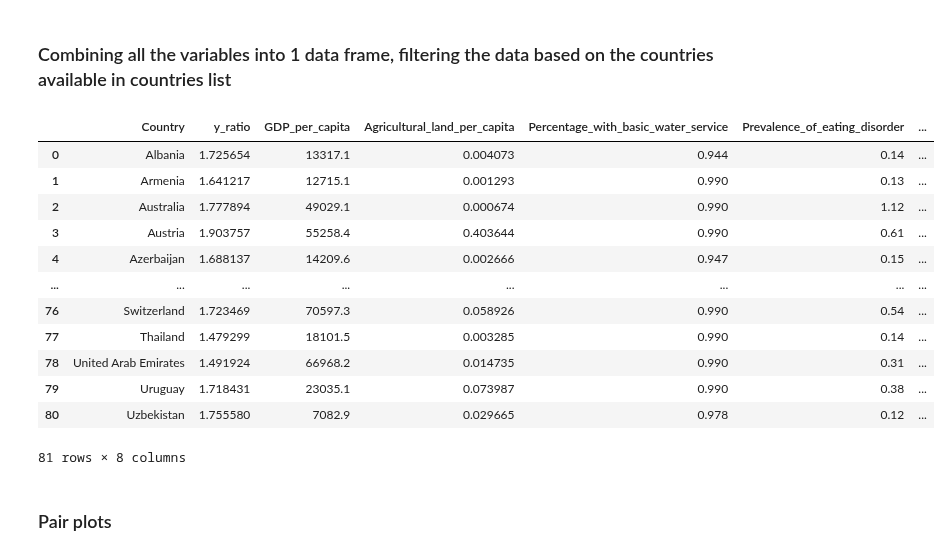
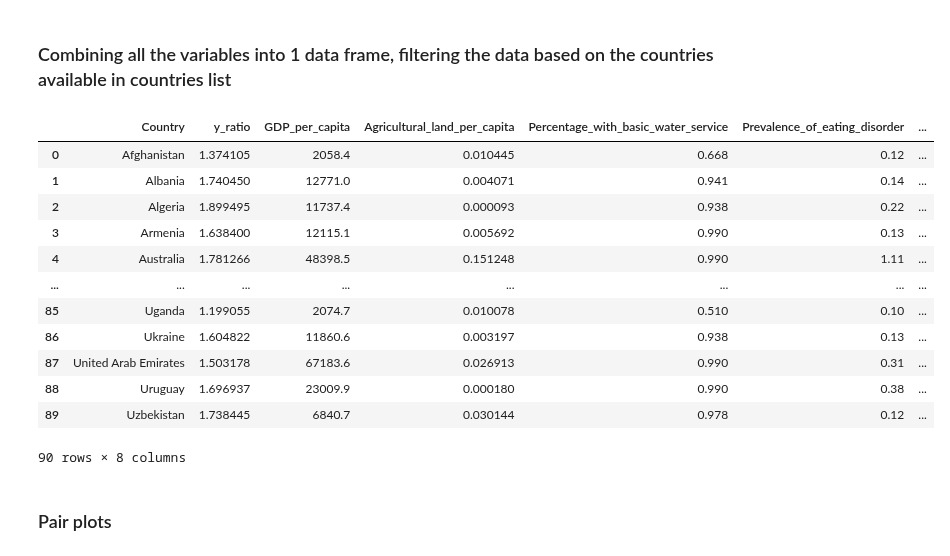
Before and after one commit to tanjoash/2D_data_driven_world, a Jupyter notebook: 2dwork/2D DDW.ipynb, the cells around one changed output. Saved outputs shown, nothing was run; the diff lists cells and outputs as text; code cells hidden in the pictures.

```diff
--- a/2dwork/2D DDW.ipynb
+++ b/2dwork/2D DDW.ipynb
@@ -362,14 +362,14 @@ df2018_percentage_employed
 # %% [markdown]
 ### Calculate co2 per agricultural land
 # %%
-df2018_co2 = df2018_co2[df2018_co2["Country"].isin(countries)]
-df2018_agriculture = df2018_agriculture[df2018_agriculture["Country"].isin(countries)]
+df2017_co2 = df2017_co2[df2017_co2["Country"].isin(countries)]
+df2017_agriculture = df2017_agriculture[df2017_agriculture["Country"].isin(countries)]
 
 
-df2018_co2_per_land = df2018_co2.copy()
-df2018_co2_per_land["Agricultural_land"] = list(df2018_agriculture["Agriculture_land_area"])
-df2018_co2_per_land["co2_per_agricultural_land_area"] = df2018_co2_per_land["co2"]/df2018_co2_per_land["Agricultural_land"]
-df2018_co2_per_land = df2018_co2_per_land.reset_index(drop=True)
-df2018_co2_per_land
+df2017_co2_per_land = df2017_co2.copy()
+df2017_co2_per_land["Agricultural_land"] = list(df2017_agriculture["Agriculture_land_area"])
+df2017_co2_per_land["co2_per_agricultural_land_area"] = df2017_co2_per_land["co2"]/df2017_co2_per_land["Agricultural_land"]
+df2017_co2_per_land = df2017_co2_per_land.reset_index(drop=True)
+df2017_co2_per_land
 # %% [output]
 |  | Year | Country | co2 | Agricultural_land | co2_per_agricultural_land_area |
@@ -388,36 +388,36 @@ df2018_co2_per_land
 # %% [markdown]
 ### Filtering the rest of the dataframes needed based on the list of common countries
 # %%
-df2018_GDP = df2018_GDP[df2018_GDP["Country"].isin(countries)]
-df2018_GDP = df2018_GDP.reset_index(drop=True)
-df2018_water = df2018_water[df2018_water["Country"].isin(countries)]
-df2018_water = df2018_water.reset_index(drop=True)
-df2018_eating_disorder = df2018_eating_disorder[df2018_eating_disorder["Country"].isin(countries)]
-df2018_eating_disorder = df2018_eating_disorder.reset_index(drop=True)
+df2017_GDP = df2017_GDP[df2017_GDP["Country"].isin(countries)]
+df2017_GDP = df2017_GDP.reset_index(drop=True)
+df2017_water = df2017_water[df2017_water["Country"].isin(countries)]
+df2017_water = df2017_water.reset_index(drop=True)
+df2017_eating_disorder = df2017_eating_disorder[df2017_eating_disorder["Country"].isin(countries)]
+df2017_eating_disorder = df2017_eating_disorder.reset_index(drop=True)
 # %% [markdown]
 ### Combining all the variables into 1 data frame, filtering the data based on the countries available in countries list
 # %%
-df2018_combined = df2018_y_value.loc[:, ["Country", "y_ratio"]]
-df2018_combined["GDP_per_capita"] = df2018_GDP.loc[:, "GDP_per_capita"]
-df2018_combined["Agricultural_land_per_capita"] = df2018_agriculture_per_pop.loc[:, "Agricultural_Land_Per_Capita"]
-df2018_combined["Percentage_with_basic_water_service"] = df2018_water.loc[:, "Percentage_with_basic_water_service"]
-df2018_combined["Prevalence_of_eating_disorder"] = df2018_eating_disorder.loc[:, "Prevalence_of_eating_disorder"]
-df2018_combined["Percentage_employed_in_agriculture"] = df2018_percentage_employed.loc[:, "Percentage_Employed_In_Agriculture"]
-df2018_combined["co2_per_agricultural_land_area"] = df2018_co2_per_land.loc[:, "co2_per_agricultural_land_area"]
-df2018_combined = df2018_combined.reset_index(drop=True)
-df2018_combined
+df2017_combined = df2017_y_value.loc[:, ["Country", "y_ratio"]]
+df2017_combined["GDP_per_capita"] = df2017_GDP.loc[:, "GDP_per_capita"]
+df2017_combined["Agricultural_land_per_capita"] = df2017_agriculture_per_pop.loc[:, "Agricultural_Land_Per_Capita"]
+df2017_combined["Percentage_with_basic_water_service"] = df2017_water.loc[:, "Percentage_with_basic_water_service"]
+df2017_combined["Prevalence_of_eating_disorder"] = df2017_eating_disorder.loc[:, "Prevalence_of_eating_disorder"]
+df2017_combined["Percentage_employed_in_agriculture"] = df2017_percentage_employed.loc[:, "Percentage_Employed_In_Agriculture"]
+df2017_combined["co2_per_agricultural_land_area"] = df2017_co2_per_land.loc[:, "co2_per_agricultural_land_area"]
+df2017_combined = df2017_combined.reset_index(drop=True)
+df2017_combined
 # %% [output]
 |  | Country | y_ratio | GDP_per_capita | Agricultural_land_per_capita | Percentage_with_basic_water_service | Prevalence_of_eating_disorder | ... |
-| 0 | Albania | 1.725654 | 13317.1 | 0.004073 | 0.944 | 0.14 | ... |
-| 1 | Armenia | 1.641217 | 12715.1 | 0.001293 | 0.990 | 0.13 | ... |
-| 2 | Australia | 1.777894 | 49029.1 | 0.000674 | 0.990 | 1.12 | ... |
-| 3 | Austria | 1.903757 | 55258.4 | 0.403644 | 0.990 | 0.61 | ... |
-| 4 | Azerbaijan | 1.688137 | 14209.6 | 0.002666 | 0.947 | 0.15 | ... |
+| 0 | Afghanistan | 1.374105 | 2058.4 | 0.010445 | 0.668 | 0.12 | ... |
+| 1 | Albania | 1.740450 | 12771.0 | 0.004071 | 0.941 | 0.14 | ... |
+| 2 | Algeria | 1.899495 | 11737.4 | 0.000093 | 0.938 | 0.22 | ... |
+| 3 | Armenia | 1.638400 | 12115.1 | 0.005692 | 0.990 | 0.13 | ... |
+| 4 | Australia | 1.781266 | 48398.5 | 0.151248 | 0.990 | 1.11 | ... |
 | ... | ... | ... | ... | ... | ... | ... | ... |
-| 76 | Switzerland | 1.723469 | 70597.3 | 0.058926 | 0.990 | 0.54 | ... |
-| 77 | Thailand | 1.479299 | 18101.5 | 0.003285 | 0.990 | 0.14 | ... |
-| 78 | United Arab Emirates | 1.491924 | 66968.2 | 0.014735 | 0.990 | 0.31 | ... |
-| 79 | Uruguay | 1.718431 | 23035.1 | 0.073987 | 0.990 | 0.38 | ... |
-| 80 | Uzbekistan | 1.755580 | 7082.9 | 0.029665 | 0.978 | 0.12 | ... |
+| 85 | Uganda | 1.199055 | 2074.7 | 0.010078 | 0.510 | 0.10 | ... |
+| 86 | Ukraine | 1.604822 | 11860.6 | 0.003197 | 0.938 | 0.13 | ... |
+| 87 | United Arab Emirates | 1.503178 | 67183.6 | 0.026913 | 0.990 | 0.31 | ... |
+| 88 | Uruguay | 1.696937 | 23009.9 | 0.000180 | 0.990 | 0.38 | ... |
+| 89 | Uzbekistan | 1.738445 | 6840.7 | 0.030144 | 0.978 | 0.12 | ... |
-81 rows × 8 columns
+90 rows × 8 columns
 # %%
```
Also changed, not shown: parts of 27 cells of this notebook, 1 other file.
